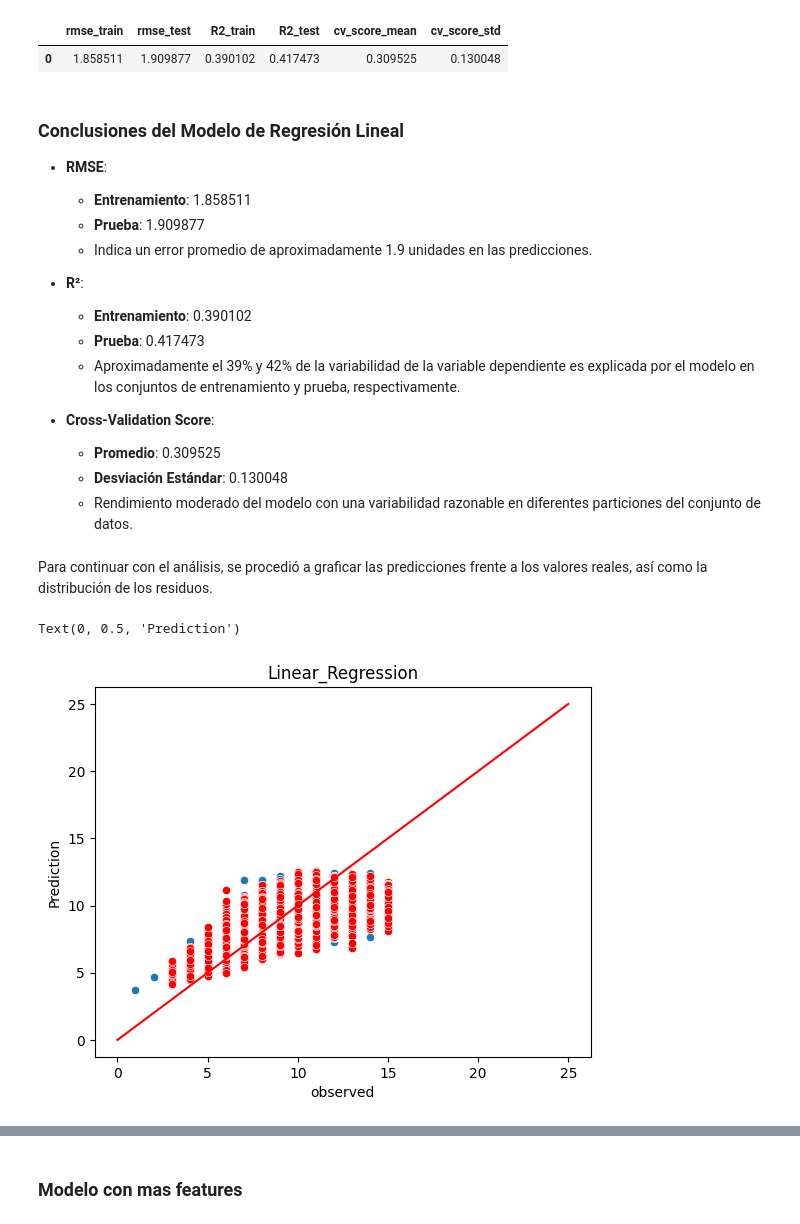
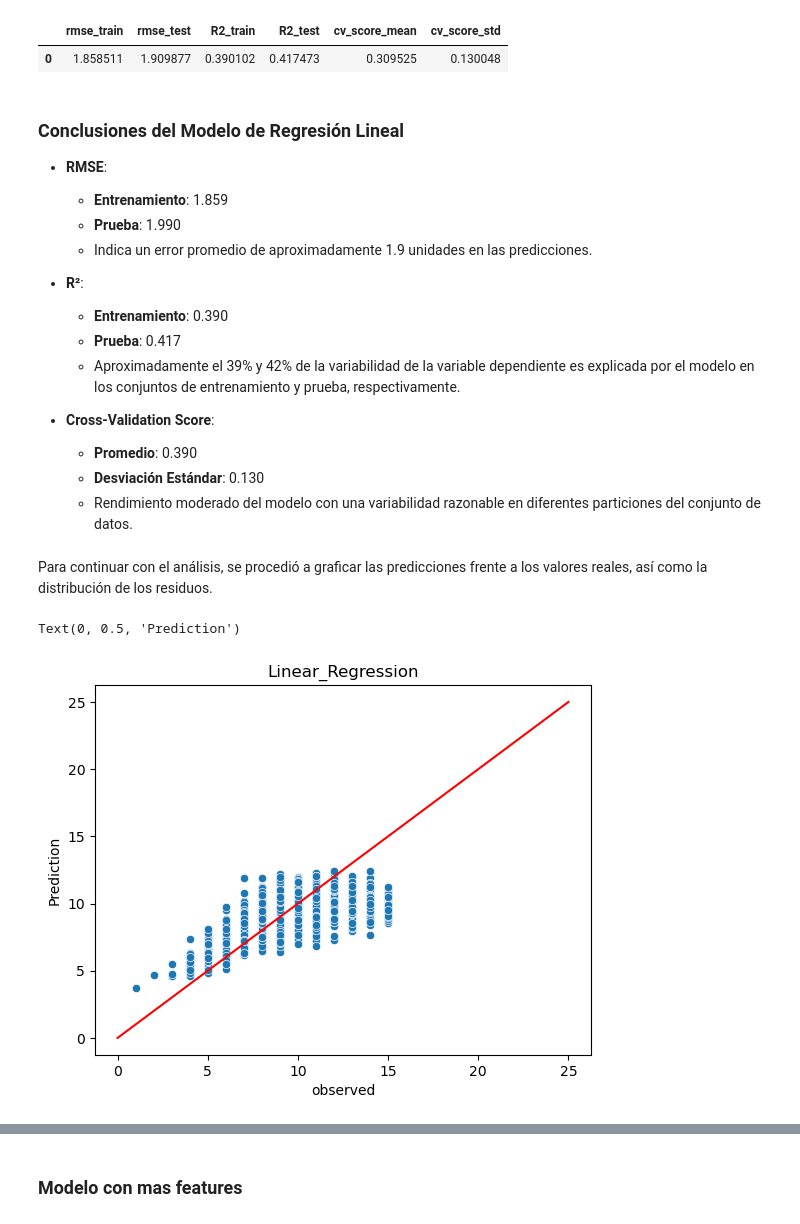
Before and after one commit to bautistaturri/EntregaIAA, a Jupyter notebook: Abulones_e2.ipynb, the cells around one changed output, grey strips where cells are left out. Drawn from its saved outputs; the diff is of its cells as text; code cells hidden in the pictures.

```diff
--- a/Abulones_e2.ipynb
+++ b/Abulones_e2.ipynb
@@ -158,31 +171,31 @@ lr_perf_df
 ### Conclusiones del Modelo de Regresión Lineal
 
 - **RMSE**:
-  - **Entrenamiento**: 1.858511
-  - **Prueba**: 1.909877
+  - **Entrenamiento**: 1.859
+  - **Prueba**: 1.990
   - Indica un error promedio de aproximadamente 1.9 unidades en las predicciones.
 
 - **R²**:
-  - **Entrenamiento**: 0.390102
-  - **Prueba**: 0.417473
+  - **Entrenamiento**: 0.390
+  - **Prueba**: 0.417
   - Aproximadamente el 39% y 42% de la variabilidad de la variable dependiente es explicada por el modelo en los conjuntos de entrenamiento y prueba, respectivamente.
 
 - **Cross-Validation Score**:
-  - **Promedio**: 0.309525
-  - **Desviación Estándar**: 0.130048
+  - **Promedio**: 0.390
+  - **Desviación Estándar**: 0.130
   - Rendimiento moderado del modelo con una variabilidad razonable en diferentes particiones del conjunto de datos.
 # %% [markdown]
 Para continuar con el análisis, se procedió a graficar las predicciones frente a los valores reales, así como la distribución de los residuos.
 # %%
 sns.scatterplot(x=y_test, y=y_test_pred) #Datos de testeo y la prediccion de los mismos
-sns.scatterplot(x=y_train, y=y_train_pred, color='red') #Datos de entrenamiento y la prediccion de los mismos
+
 plt.plot([0,25],[0,25], color='red')
 plt.title('Linear_Regression')
 plt.xlabel('observed')
 plt.ylabel('Prediction')
 # %% [output]
 Text(0, 0.5, 'Prediction')
-[figure, old version]
+[figure, new version]
 # %% [markdown]
 ### Resultado del Gráfico
 
```
Also changed, not shown: parts of 16 cells of this notebook.
